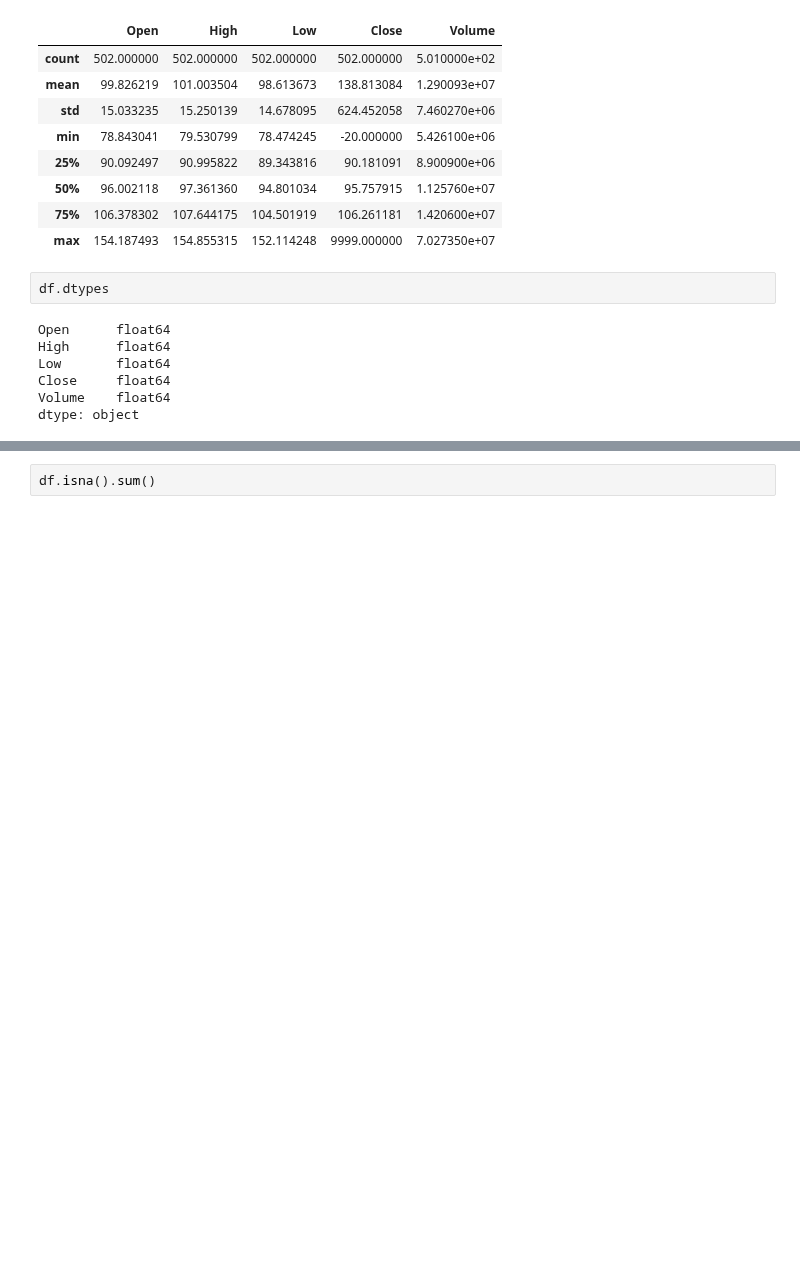
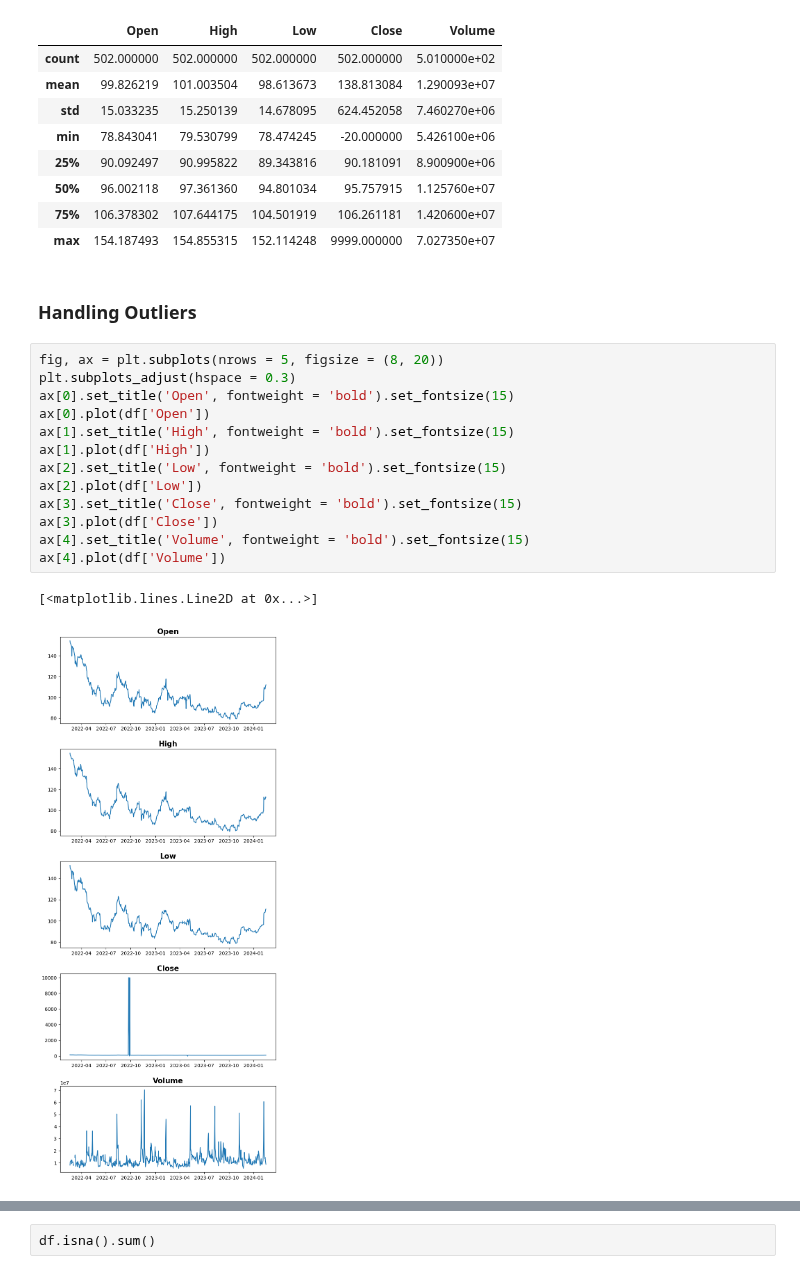
Before and after one commit to HillelCharbit/Trading-Algorithm-Project---google-trends, a Jupyter notebook: tom_jupyter_notebook.ipynb, the cells around one changed output, grey strips where cells are left out. Drawn from its saved outputs; the diff is of its cells as text; blank space fills up the shorter version.

```diff
--- a/tom_jupyter_notebook.ipynb
+++ b/tom_jupyter_notebook.ipynb
@@ -42,12 +58,21 @@ df.describe()
 | 50% | 96.002118 | 97.361360 | 94.801034 | 95.757915 | 1.125760e+07 |
 | 75% | 106.378302 | 107.644175 | 104.501919 | 106.261181 | 1.420600e+07 |
 | max | 154.187493 | 154.855315 | 152.114248 | 9999.000000 | 7.027350e+07 |
-# %%
-df.dtypes
-# %% [output]
-Open      float64
-High      float64
-Low       float64
-Close     float64
-Volume    float64
-dtype: object
+# %% [markdown]
+### Handling Outliers
+# %%
+fig, ax = plt.subplots(nrows = 5, figsize = (8, 20))
+plt.subplots_adjust(hspace = 0.3)
+ax[0].set_title('Open', fontweight = 'bold').set_fontsize(15)
+ax[0].plot(df['Open'])
+ax[1].set_title('High', fontweight = 'bold').set_fontsize(15)
+ax[1].plot(df['High'])
+ax[2].set_title('Low', fontweight = 'bold').set_fontsize(15)
+ax[2].plot(df['Low'])
+ax[3].set_title('Close', fontweight = 'bold').set_fontsize(15)
+ax[3].plot(df['Close'])
+ax[4].set_title('Volume', fontweight = 'bold').set_fontsize(15)
+ax[4].plot(df['Volume'])
+# %% [output]
+[<matplotlib.lines.Line2D at 0x...>]
+[figure, added]
```
Also changed, not shown: parts of 35 cells of this notebook.
